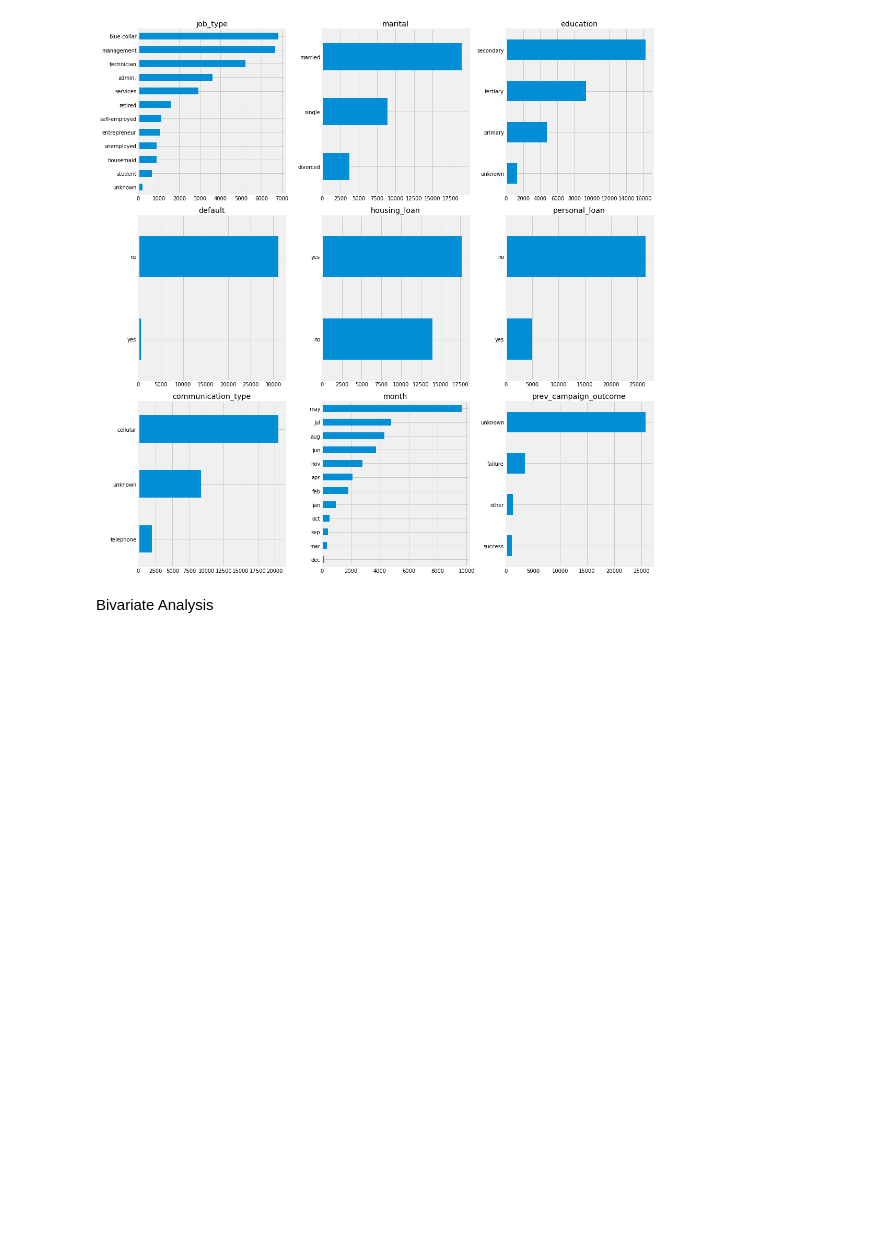
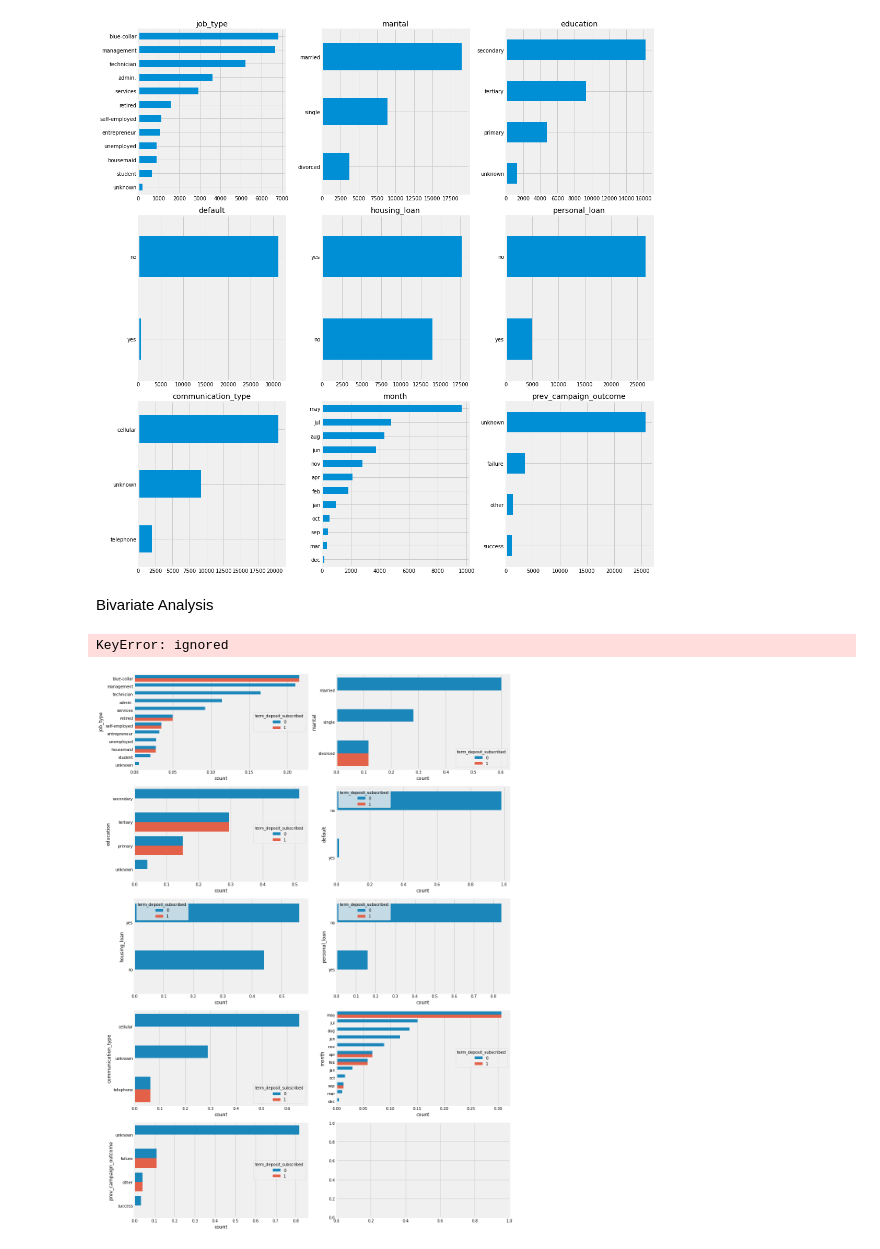
Before and after one commit to cmannnn/bank-promotional-campaigns, a Jupyter notebook: Guided_Hackathon_1.ipynb, the cells around one changed output. Saved outputs shown, nothing was run; the diff lists cells and outputs as text; code cells hidden in the pictures; blank space fills up the shorter version.

```diff
--- a/Guided_Hackathon_1.ipynb
+++ b/Guided_Hackathon_1.ipynb
@@ -243,3 +243,23 @@ plt.show()
 [figure]
 # %% [markdown]
 Bivariate Analysis
+# %%
+# bivariate pivot_table
+pivot = pd.pivot_table(train, values=target_col, index=['job_type'])
+# %% [output]
+KeyError: ignored
+# %%
+# bivariate barcharts
+fig, axes = plt.subplots(5,2, figsize=(15, 20))
+axes = [ax for ax_rows in axes for ax in ax_rows]
+
+for i, c in enumerate(train[cat_cols]):
+  v1 = train[c].value_counts(normalize=True).reset_index().rename({'index': c, c : 'count'}, axis=1)
+  v2 = train[c].value_counts(normalize=True).reset_index().rename({'index': c, c : 'count'}, axis=1)
+  df = pd.concat([v1, v2]).reset_index(drop=True)
+  _ = sns.barplot(x = 'count', y = c, data = df, hue=target_col, ax=axes[i])
+
+plt.tight_layout()
+plt.show()
+# %% [output]
+[figure, added]
```
